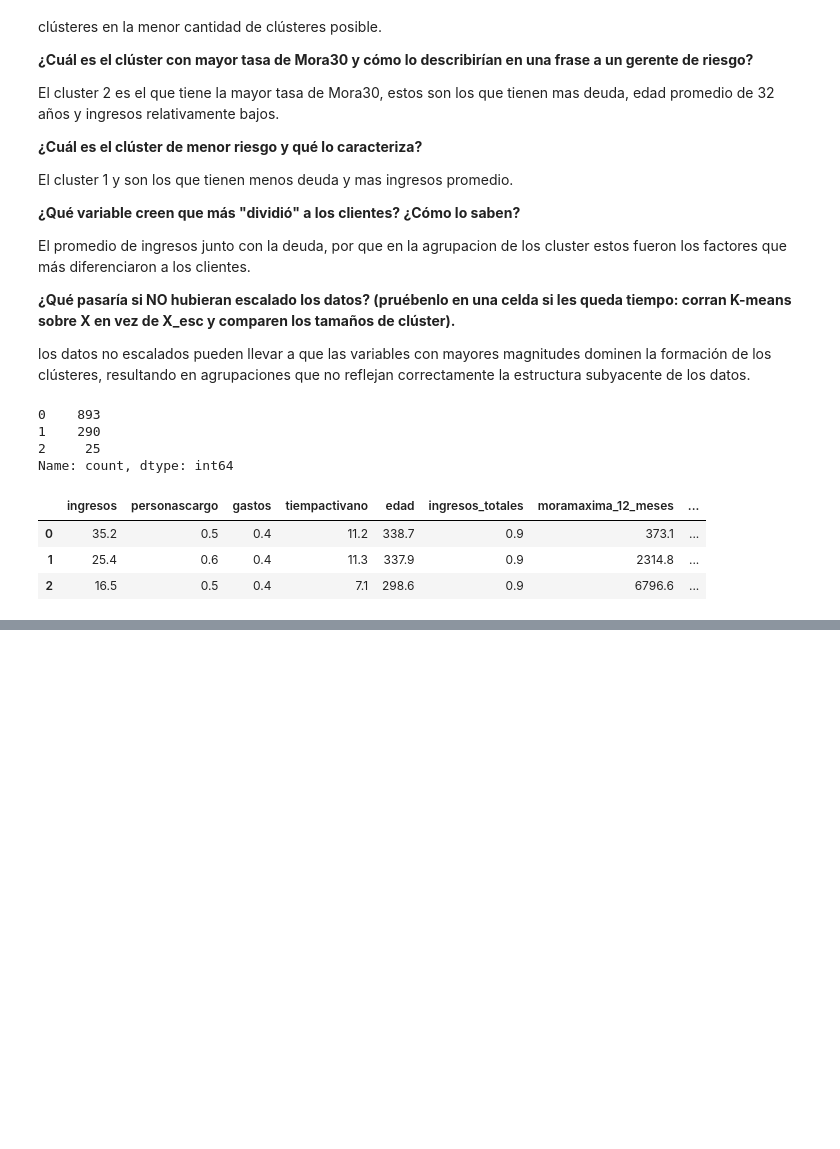
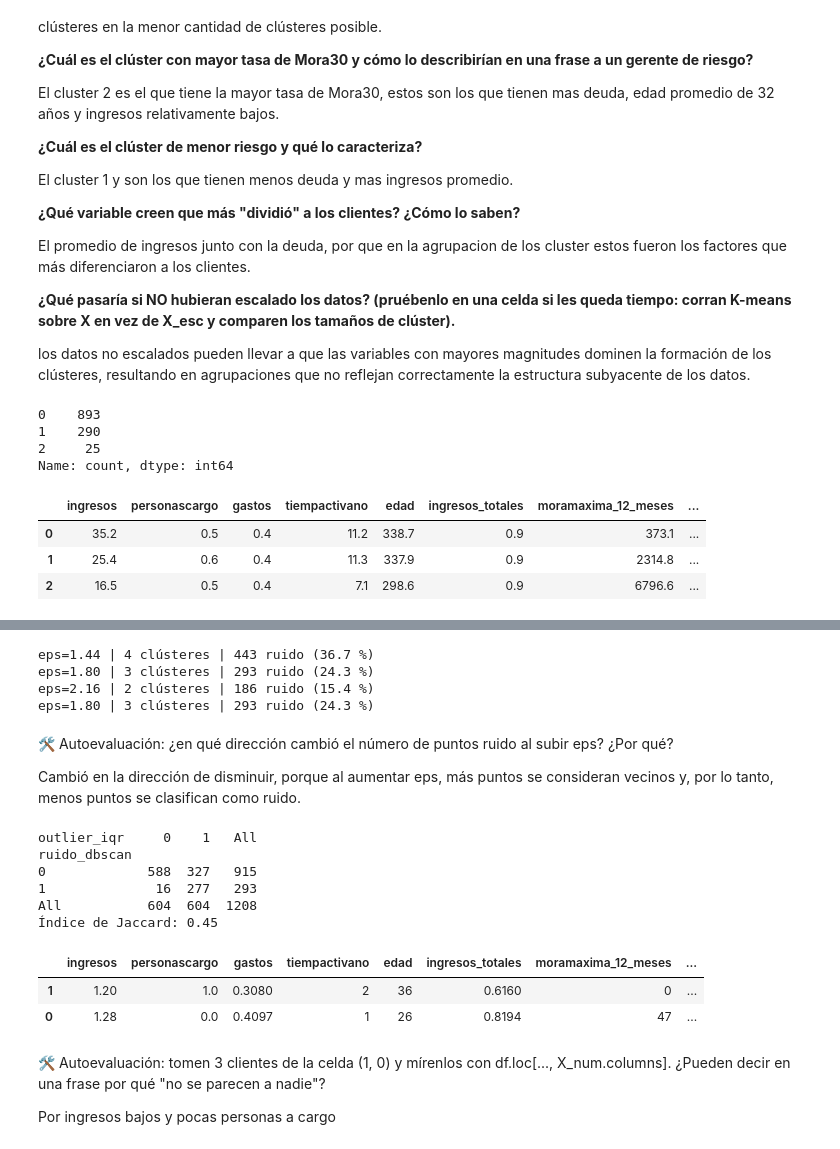
Before and after one commit to VelasquezG/TallerIA, a Jupyter notebook: TallerIAColab.ipynb, the cells around one changed output, grey strips where cells are left out. Drawn from its saved outputs; the diff is of its cells as text; code cells hidden in the pictures; blank space fills up the shorter version.

Commit message:
Feat DBScan

```diff
--- a/TallerIAColab.ipynb
+++ b/TallerIAColab.ipynb
@@ -1192,0 +1196,6 @@ Name: count, dtype: int64
+# %%
+X_num = df[variables_numericas].copy()
+
+print(X_esc.shape)                 # (≈10000, ≈10-11)
+print(list(X_num.columns))         # no debe aparecer Cliente, Mora30 ni Mora60
+print(np.abs(X_esc.mean().round(2)).max(), X_esc.std().round(2).min())  # ≈ 0 y ≈ 1
@@ -1192,0 +1227,57 @@ Name: count, dtype: int64
+# %%
+from sklearn.cluster import DBSCAN
+
+def correr_dbscan(eps, min_samples=10):
+    labels = DBSCAN(eps=eps, min_samples=min_samples).fit(X_esc).labels_
+    n_clusters = len(set(labels)) - (1 if -1 in labels else 0)
+    n_ruido = (labels == -1).sum()
+    print(f"eps={eps:.2f} | {n_clusters} clústeres | {n_ruido} ruido ({100*n_ruido/len(labels):.1f} %)")
+    return labels
+
+eps_rodilla = 1.8          # ← reemplacen por SU valor del paso 2
+for e in [eps_rodilla*0.8, eps_rodilla, eps_rodilla*1.2]:
+    correr_dbscan(e)
+
+labels = correr_dbscan(eps_rodilla)   # nos quedamos con la rodilla
+# %% [output]
+eps=1.44 | 4 clústeres | 443 ruido (36.7 %)
+eps=1.80 | 3 clústeres | 293 ruido (24.3 %)
+eps=2.16 | 2 clústeres | 186 ruido (15.4 %)
+eps=1.80 | 3 clústeres | 293 ruido (24.3 %)
+# %% [markdown]
+🛠️ Autoevaluación: ¿en qué dirección cambió el número de puntos ruido al subir eps? ¿Por qué?
+
+Cambió en la dirección de disminuir, porque al aumentar eps, más puntos se consideran vecinos y, por lo tanto, menos puntos se clasifican como ruido.
+# %%
+import pandas as pd
+
+# Outliers IQR: 1 si el cliente cae fuera de 1.5·IQR en AL MENOS una variable numérica
+Q1, Q3 = X_num.quantile(.25), X_num.quantile(.75)
+IQR = Q3 - Q1
+fuera = (X_num < Q1 - 1.5*IQR) | (X_num > Q3 + 1.5*IQR)
+df["outlier_iqr"]  = fuera.any(axis=1).astype(int)
+df["ruido_dbscan"] = (labels == -1).astype(int)
+
+tabla = pd.crosstab(df["ruido_dbscan"], df["outlier_iqr"], margins=True)
+print(tabla)
+
+inter = ((df.ruido_dbscan == 1) & (df.outlier_iqr == 1)).sum()
+union = ((df.ruido_dbscan == 1) | (df.outlier_iqr == 1)).sum()
+print("Índice de Jaccard:", round(inter / union, 2))
+# %% [output]
+outlier_iqr     0    1   All
+ruido_dbscan
+0             588  327   915
+1              16  277   293
+All           604  604  1208
+Índice de Jaccard: 0.45
+# %%
+df.loc[[1, 0], X_num.columns]
+# %% [output]
+|  | ingresos | personascargo | gastos | tiempactivano | edad | ingresos_totales | moramaxima_12_meses | ... |
+| 1 | 1.20 | 1.0 | 0.3080 | 2 | 36 | 0.6160 | 0 | ... |
+| 0 | 1.28 | 0.0 | 0.4097 | 1 | 26 | 0.8194 | 47 | ... |
+# %% [markdown]
+🛠️ Autoevaluación: tomen 3 clientes de la celda (1, 0) y mírenlos con df.loc[..., X_num.columns]. ¿Pueden decir en una frase por qué "no se parecen a nadie"?
+
+Por ingresos bajos y pocas personas a cargo
```
Also changed, not shown: parts of 6 cells of this notebook.
